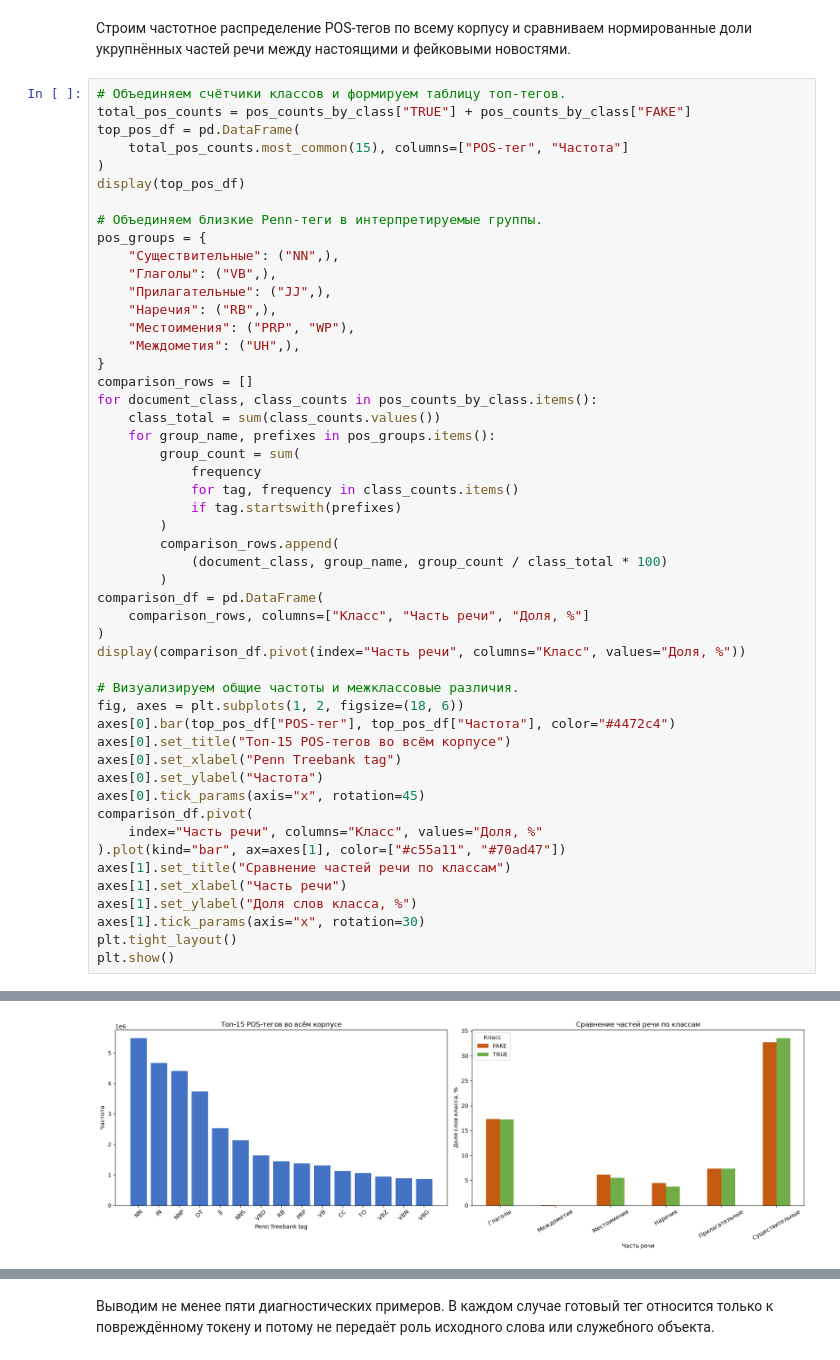
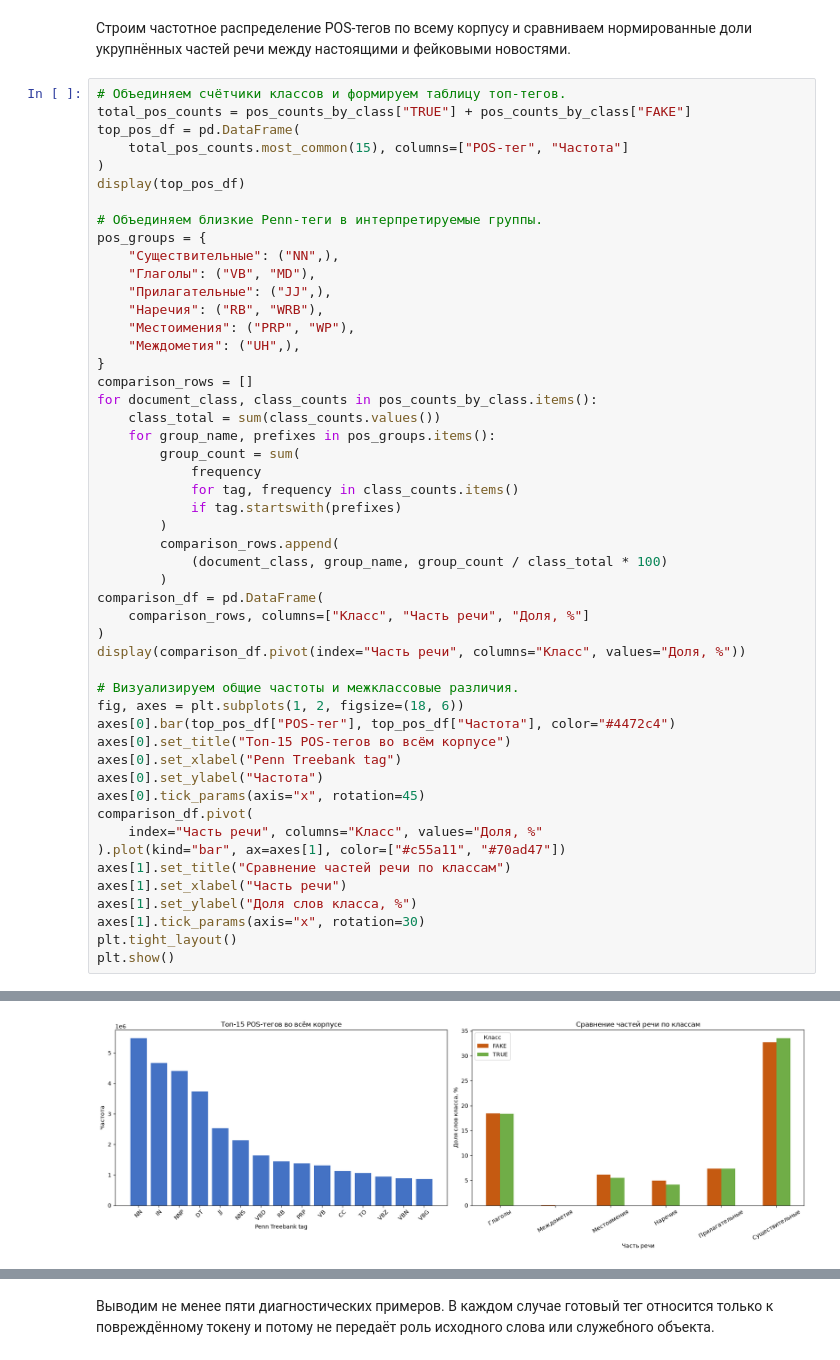
Before and after one commit to EgorChernov5/ITMO_SECS_TEXT_ANALYSIS_2026, a Jupyter notebook: Решения/lab2.ipynb, the cells around one changed output, grey strips where cells are left out. Saved outputs shown, nothing was run; the diff lists cells and outputs as text.

```diff
--- a/Решения/lab2.ipynb
+++ b/Решения/lab2.ipynb
@@ -253,9 +306,9 @@ display(top_pos_df)
 # Объединяем близкие Penn-теги в интерпретируемые группы.
 pos_groups = {
     "Существительные": ("NN",),
-    "Глаголы": ("VB",),
+    "Глаголы": ("VB", "MD"),
     "Прилагательные": ("JJ",),
-    "Наречия": ("RB",),
+    "Наречия": ("RB", "WRB"),
     "Местоимения": ("PRP", "WP"),
     "Междометия": ("UH",),
 }
@@ -318,3 +371,3 @@ plt.show()
 | Прилагательные | 7.400662 | 7.399215 |
 | Существительные | 32.730779 | 33.508100 |
-[figure, old version]
+[figure, new version]
```
Also changed, not shown: parts of 27 cells of this notebook.
